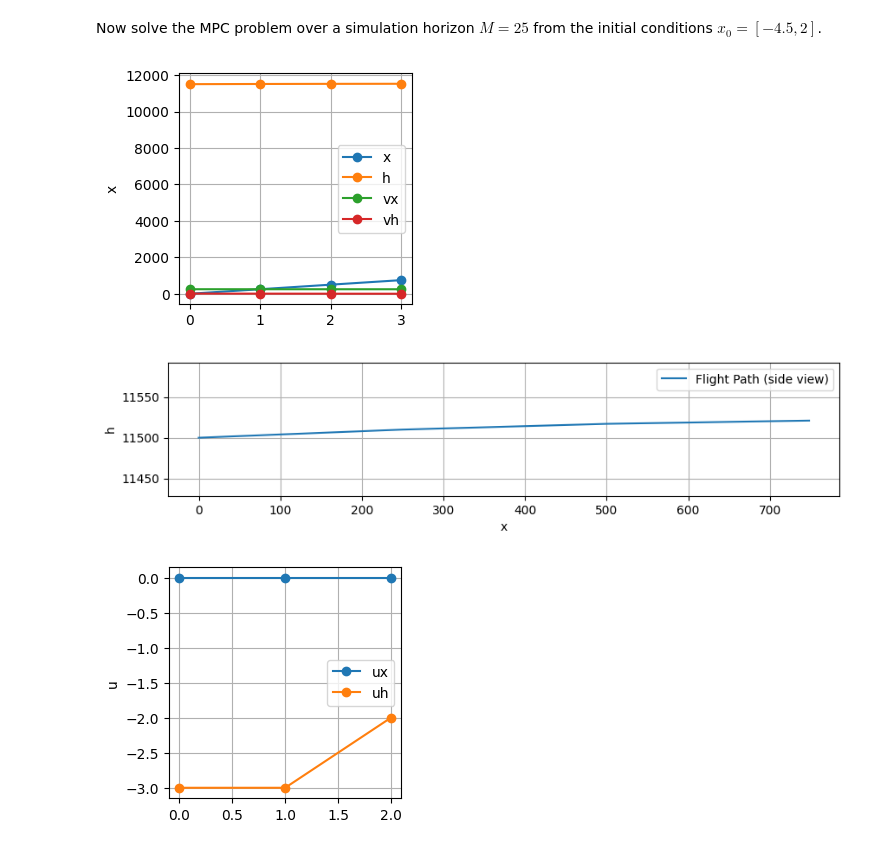
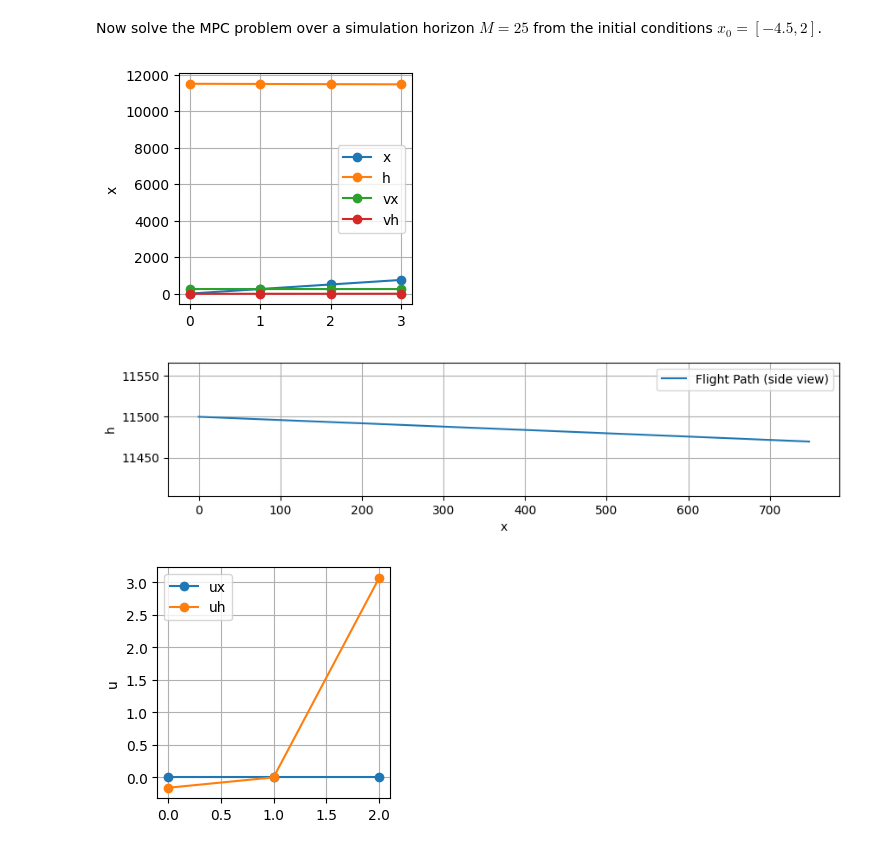
Before and after one commit to waynechu1109/ME-C231A-Final-Project, a Jupyter notebook: ME_C231A_Final_Project.ipynb, the cells around one changed output. Saved outputs shown, nothing was run; the diff lists cells and outputs as text; code cells hidden in the pictures.

```diff
--- a/ME_C231A_Final_Project.ipynb
+++ b/ME_C231A_Final_Project.ipynb
@@ -361,8 +361,18 @@ N = 3
 # uL = -0.5
 # uU = -uL
 
+# States constraints:
+# xmax = 50000
+# xmin = 0
+# hmax = 12000
+# hmin = 9000
+# vxmax = 268.54
+# vxmin = 63.28
+# vhmax = 15.24
+# vhmin = -10.16
+
 # initial states
-x0 = np.array([0, 11500, 250, 10]).T    # h = 9000~12000 (m)
+x0 = np.array([0, 11500, 250, -10]).T    # h = 9000~12000 (m)
 
 # reference states
 xref = np.array([10000, 9000, 200, 13]).T # don't care
@@ -371,35 +381,35 @@ xref = np.array([10000, 9000, 200, 13]).T # don't care
 
 # print('JOpt=', JOpt)
 # print('xOpt=', xOpt)
 # print('uOpt=', uOpt)
 fig = plt.figure(figsize=(3, 3))
 plt.plot(xOpt.T, '-o')
 plt.legend(['x', 'h', 'vx', 'vh'])
 plt.ylabel('x')
 plt.grid()
 
 fig = plt.figure(figsize=(10, 2))
 plt.plot(xOpt.T[:, 0], xOpt.T[:, 1])
 plt.legend(['Flight Path (side view)'])
 plt.axis('equal')
 plt.ylabel('h')
 plt.xlabel('x')
 plt.grid()
 
 # print(xOpt.T[:, 0])
 
 
 fig = plt.figure(figsize=(3, 3))
 plt.plot(uOpt.T, '-o')
 plt.legend(['ux', 'uh'])
 plt.ylabel('u')
 plt.grid()
 plt.show()
 # results = pyo.SolverFactory('ipopt').solve(model).write()
 # %% [output]
 [figure]
-[figure, old version]
+[figure, new version]
-[figure, old version]
+[figure, new version]
 # %%
 import numpy as np
 import polytope as pt
```
Also changed, not shown: parts of 1 cell of this notebook.
